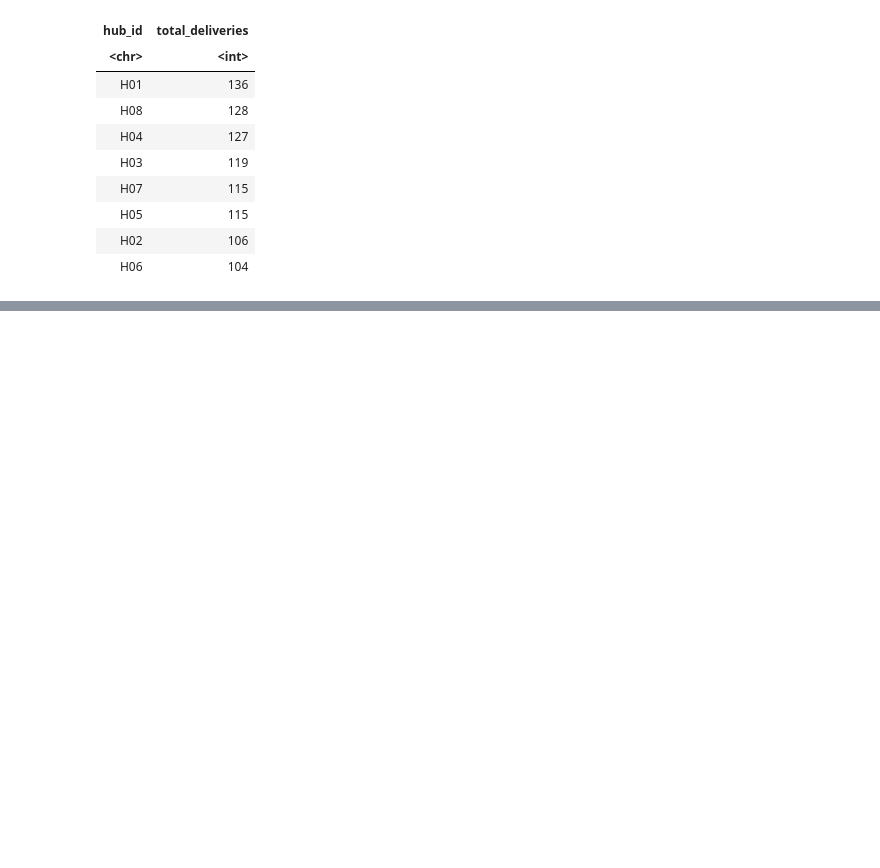
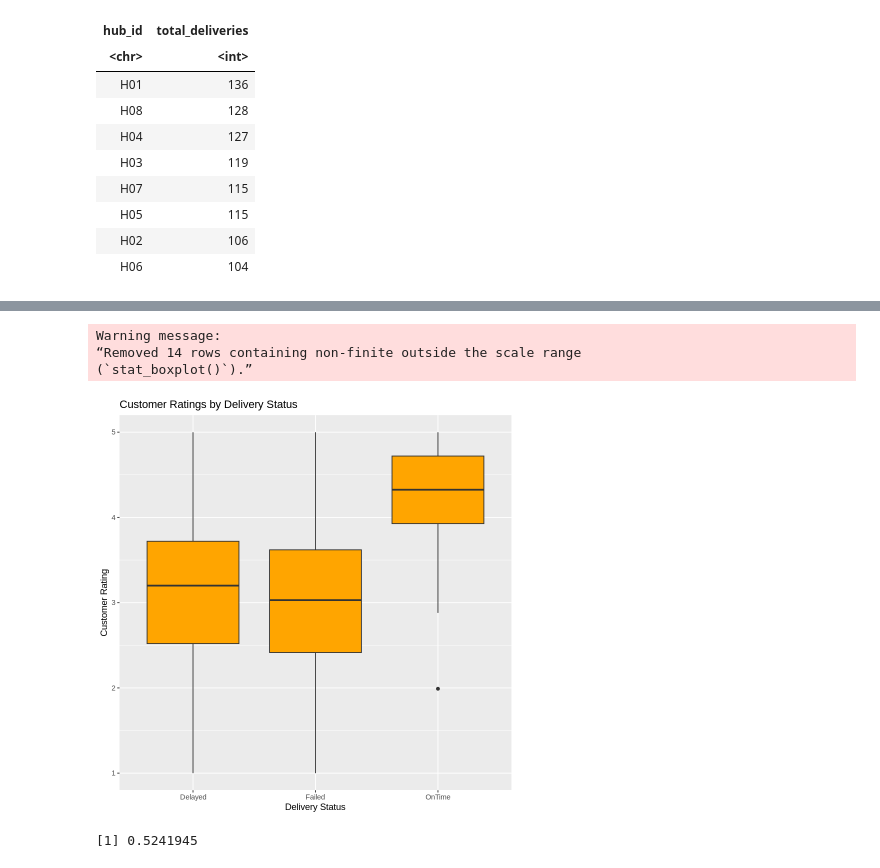
Before and after one commit to logiha/northstar-database-analytics, a Jupyter notebook: NorthStar_SQL_R.ipynb, the cells around one changed output, grey strips where cells are left out. Cells and saved outputs as stored; diff of their text form; code cells hidden in the pictures; blank space fills up the shorter version.

```diff
--- a/NorthStar_SQL_R.ipynb
+++ b/NorthStar_SQL_R.ipynb
@@ -634,0 +573,25 @@ A data.frame: 8 × 2
+# %%
+ggplot(deliveries,
+aes(
+x = delivery_status,
+y = customer_rating_post_delivery
+)) +
+geom_boxplot(fill = "orange") +
+labs(
+title = "Customer Ratings by Delivery Status",
+x = "Delivery Status",
+y = "Customer Rating"
+)
+# %% [output]
+Warning message:
+“Removed 14 rows containing non-finite outside the scale range
+(`stat_boxplot()`).”
+[figure, added]
+# %%
+cor(
+deliveries$route_distance_km,
+deliveries$fuel_or_charge_cost,
+use = "complete.obs"
+)
+# %% [output]
+[1] 0.5241945
```
Also changed, not shown: parts of 9 cells of this notebook.
